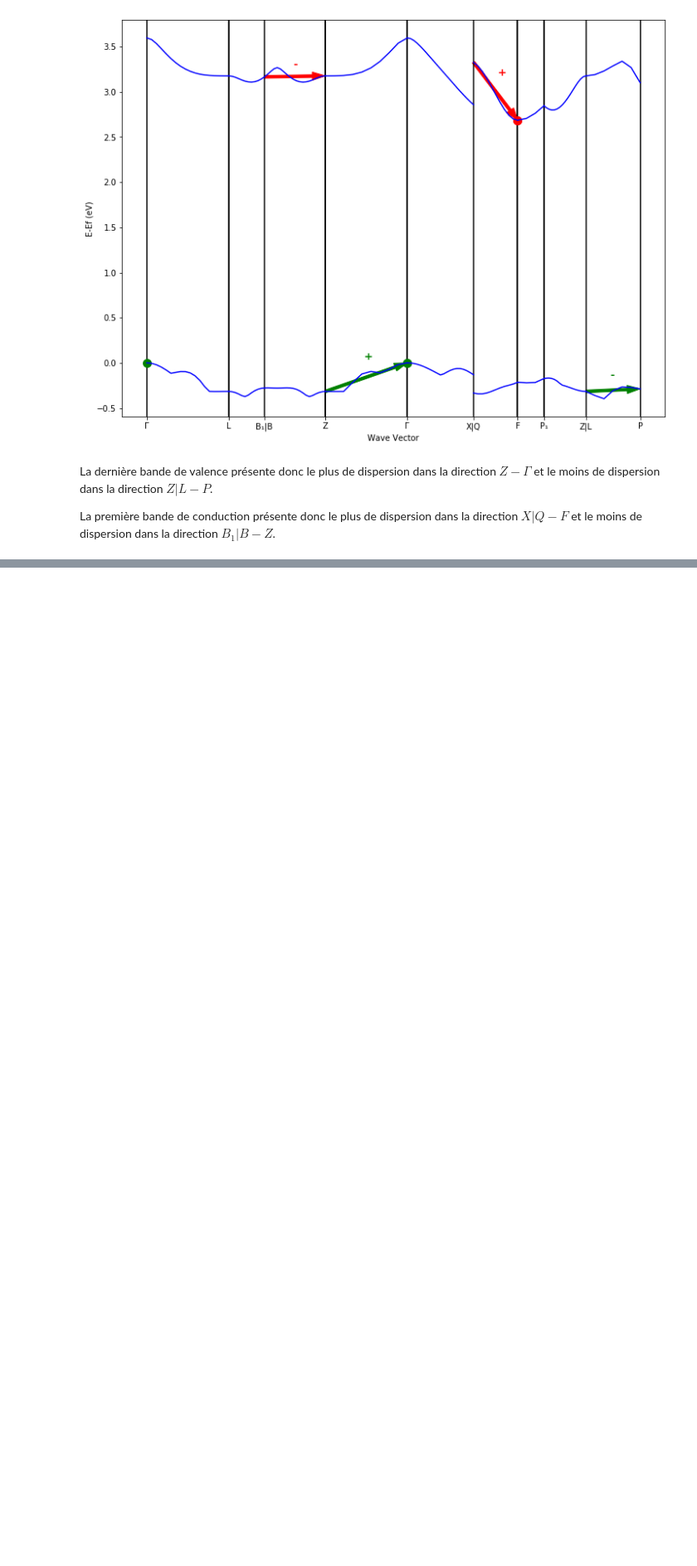
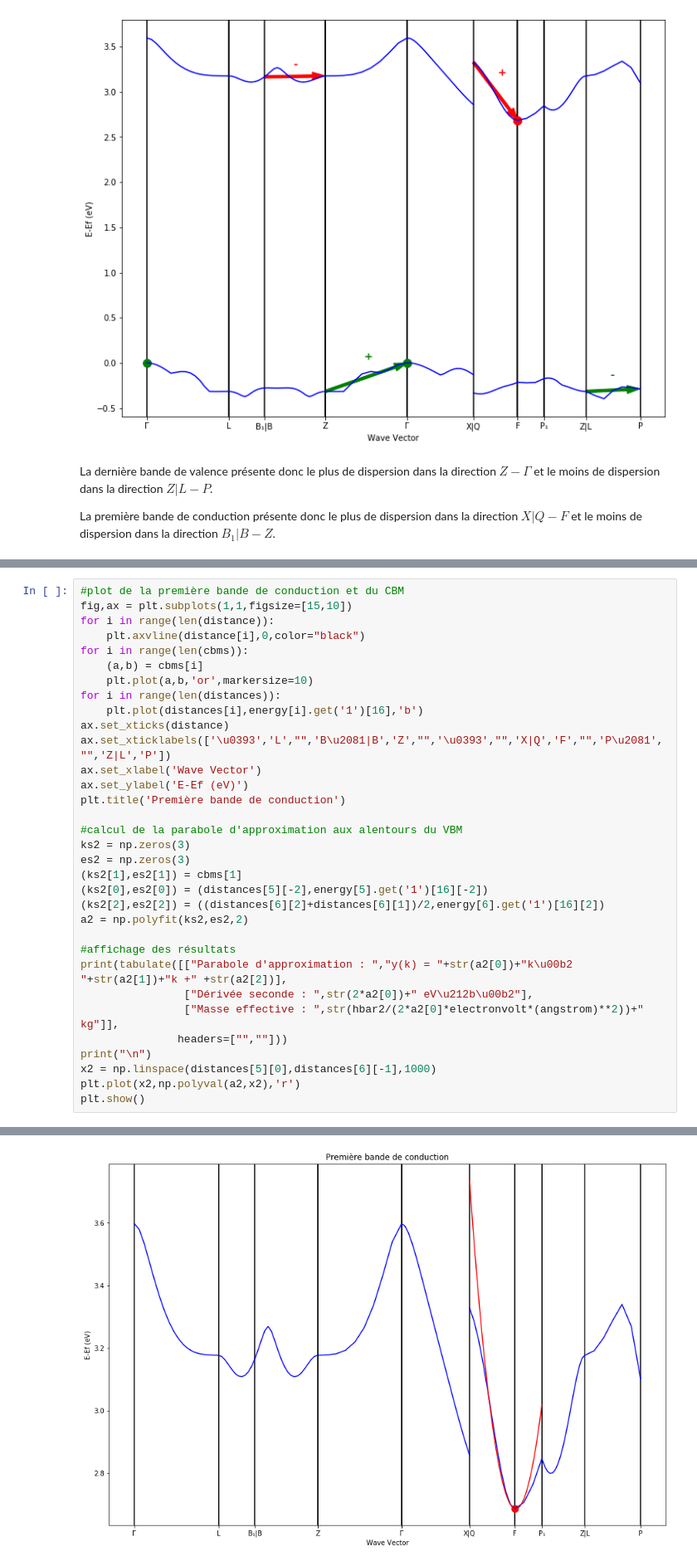
Before and after one commit to anmoureaux/lmapr1492, a Jupyter notebook: bands.ipynb, the cells around one changed output, grey strips where cells are left out. Shown at 83% size. Drawn from its saved outputs; the diff is of its cells as text; blank space fills up the shorter version.

```diff
--- a/bands.ipynb
+++ b/bands.ipynb
@@ -168,0 +221,34 @@ La première bande de conduction présente donc le plus de dispersion dans la di
+# %%
+#plot de la première bande de conduction et du CBM
+fig,ax = plt.subplots(1,1,figsize=[15,10])
+for i in range(len(distance)):
+	plt.axvline(distance[i],0,color="black")
+for i in range(len(cbms)):
+	(a,b) = cbms[i]
+	plt.plot(a,b,'or',markersize=10)
+for i in range(len(distances)):
+	plt.plot(distances[i],energy[i].get('1')[16],'b')
+ax.set_xticks(distance)
+ax.set_xticklabels(['\u0393','L',"",'B\u2081|B','Z',"",'\u0393',"",'X|Q','F',"",'P\u2081',"",'Z|L','P'])
+ax.set_xlabel('Wave Vector')
+ax.set_ylabel('E-Ef (eV)')
+plt.title('Première bande de conduction')
+
+#calcul de la parabole d'approximation aux alentours du VBM
+ks2 = np.zeros(3)
+es2 = np.zeros(3)
+(ks2[1],es2[1]) = cbms[1]
+(ks2[0],es2[0]) = (distances[5][-2],energy[5].get('1')[16][-2])
+(ks2[2],es2[2]) = ((distances[6][2]+distances[6][1])/2,energy[6].get('1')[16][2])
+a2 = np.polyfit(ks2,es2,2)
+
+#affichage des résultats
+print(tabulate([["Parabole d'approximation : ","y(k) = "+str(a2[0])+"k\u00b2 "+str(a2[1])+"k +" +str(a2[2])],
+	            ["Dérivée seconde : ",str(2*a2[0])+" eV\u212b\u00b2"],
+                ["Masse effective : ",str(hbar2/(2*a2[0]*electronvolt*(angstrom)**2))+" kg"]],
+	           headers=["",""]))
+print("\n")
+x2 = np.linspace(distances[5][0],distances[6][-1],1000)
+plt.plot(x2,np.polyval(a2,x2),'r')
+plt.show()
+# %% [output]
@@ -168,0 +259 @@ La première bande de conduction présente donc le plus de dispersion dans la di
+[figure, added]
```
Also changed, not shown: parts of 6 cells of this notebook.
